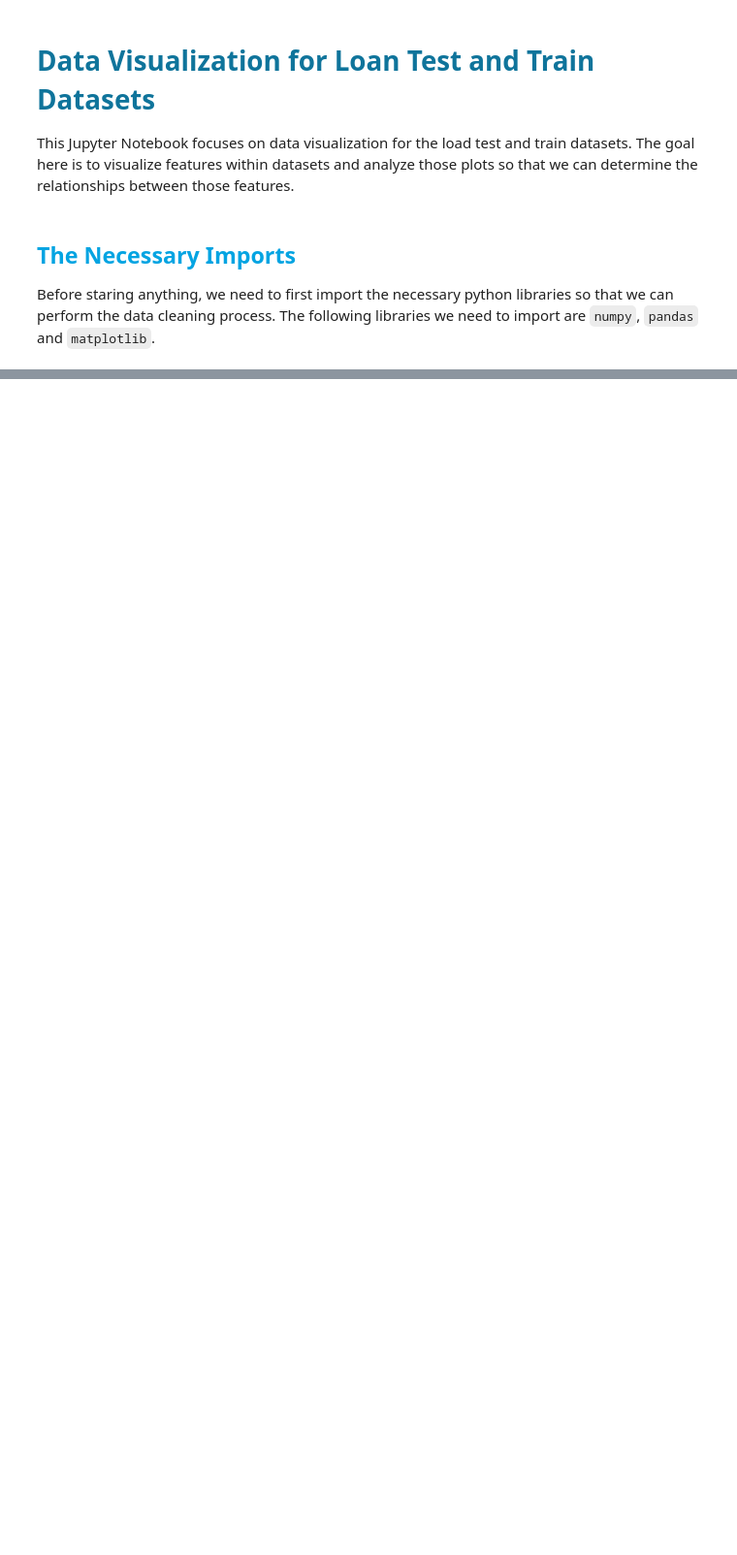
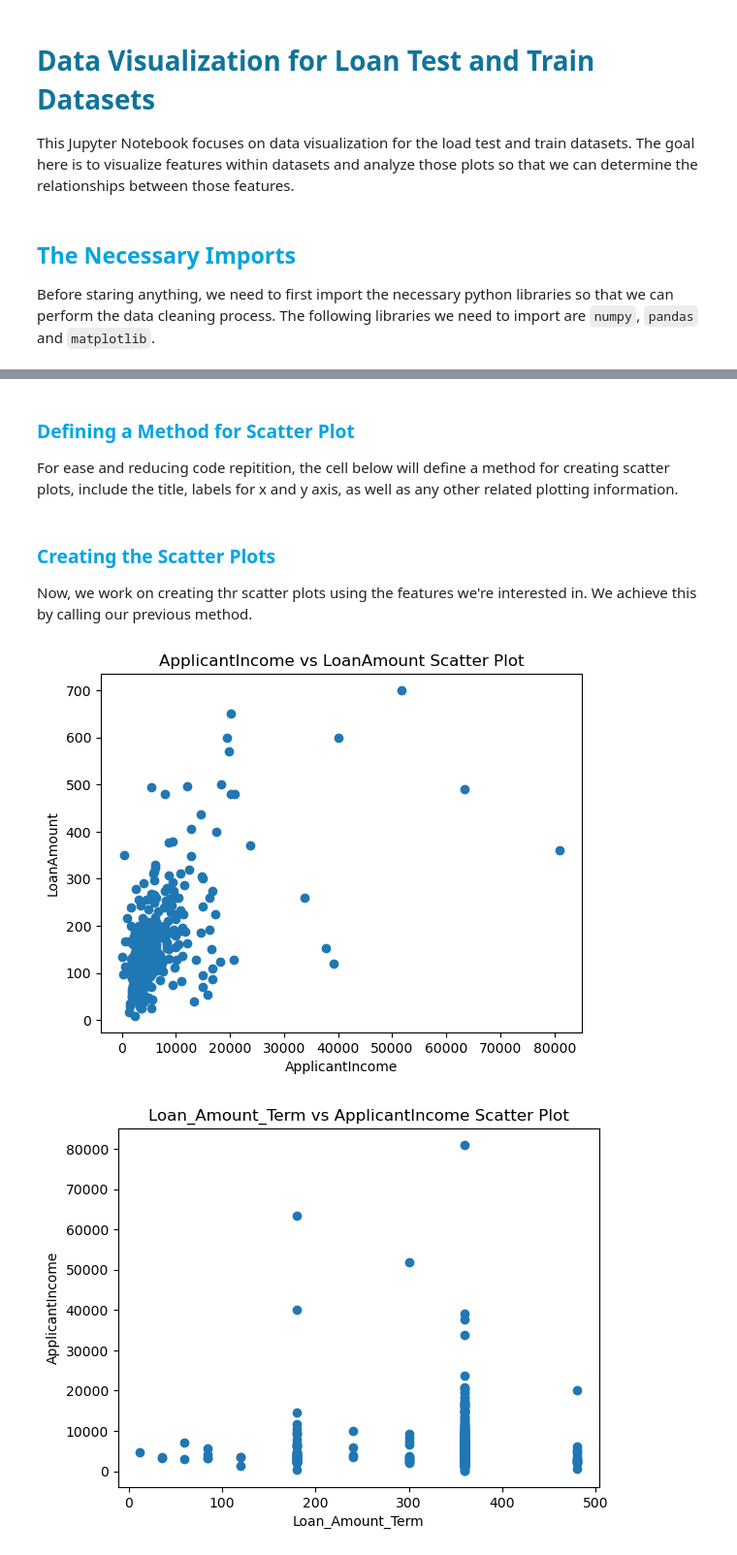
Before and after one commit to chowdhuryj-github/MilwaukeeFUSE25, a Jupyter notebook: visualization/visualize_loan_test_train.ipynb, the cells around one changed output, grey strips where cells are left out. Shown at 97% size. Cells and saved outputs as stored; diff of their text form; code cells hidden in the pictures; blank space fills up the shorter version.

Commit message:
completed visualiztion + new directory

```diff
--- a/visualization/visualize_loan_test_train.ipynb
+++ b/visualization/visualize_loan_test_train.ipynb
@@ -63,0 +71,23 @@ None
+# %% [markdown]
+### <span style="color: #04A4E2"> Defining a Method for Scatter Plot </span>
+For ease and reducing code repitition, the cell below will define a method for creating scatter plots, include the title, labels for x and y axis, as well as any other related plotting information.
+# %%
+# method for plotting out a scatter plot
+def plot_scatter_plot(dataframe, feature_one, feature_two):
+    plt.scatter(dataframe[feature_one], dataframe[feature_two])
+    plt.xlabel(feature_one)
+    plt.ylabel(feature_two)
+    plt.title(f"{feature_one} vs {feature_two} Scatter Plot")
+    plt.show()
+# %% [markdown]
+### <span style="color: #04A4E2"> Creating the Scatter Plots </span>
+Now, we work on creating thr scatter plots using the features we're interested in. We achieve this by calling our previous method.
+# %%
+# calling the method to plot out the scatter plots
+plot_scatter_plot(clean_train_df, "ApplicantIncome", "LoanAmount")
+plot_scatter_plot(clean_train_df, "Loan_Amount_Term", "ApplicantIncome")
+plot_scatter_plot(clean_train_df, "LoanAmount", "CoapplicantIncome")
+plot_scatter_plot(clean_train_df, "Loan_Amount_Term", "CoapplicantIncome")
+# %% [output]
+[figure, added]
+[figure, added]
```
Also changed, not shown: parts of 11 cells of this notebook, 7 other files.
